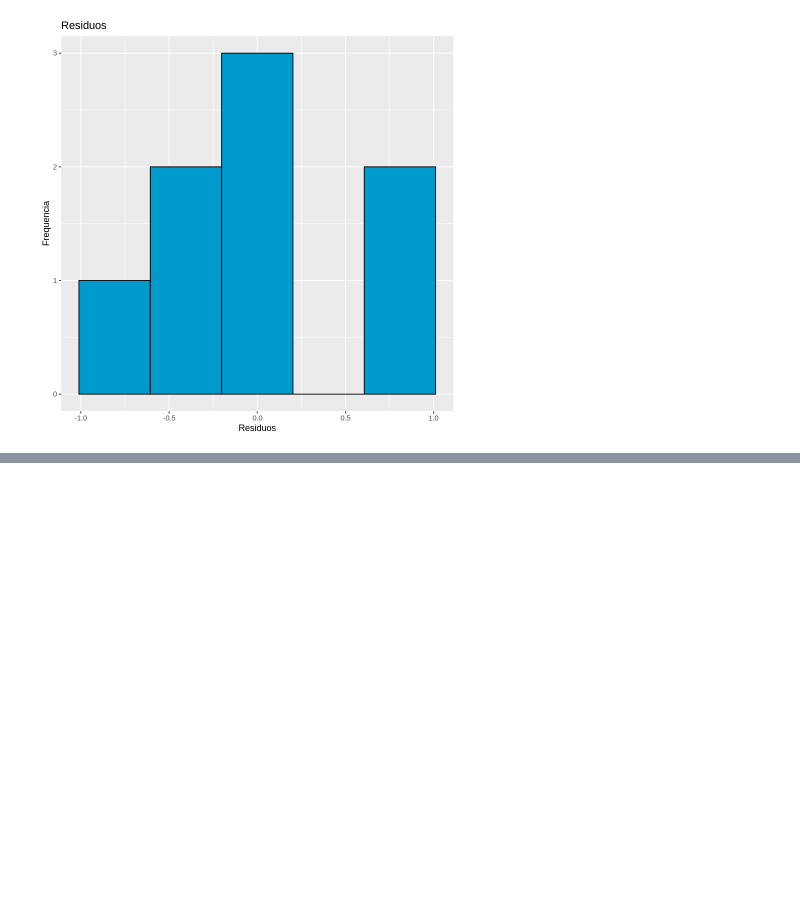
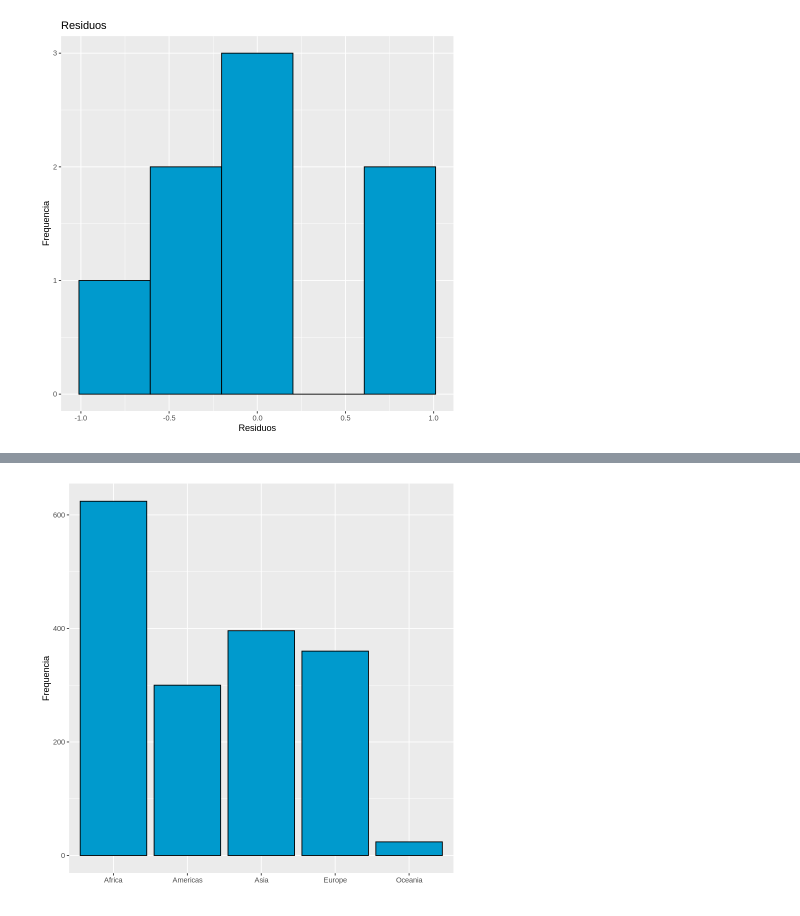
Before and after one commit to BrunaKrasotaMatos/An-liseEstat-stica, a Jupyter notebook: Trilha4/Trilha4.ipynb, the cells around one changed output, grey strips where cells are left out. Saved outputs shown, nothing was run; the diff lists cells and outputs as text; code cells hidden in the pictures; blank space fills up the shorter version.

```diff
--- a/Trilha4/Trilha4.ipynb
+++ b/Trilha4/Trilha4.ipynb
@@ -235,3 +294,13 @@ A data.frame: 5 × 2
 | 3 | Asia | 0.23239437 |
 | 4 | Europe | 0.21126761 |
 | 5 | Oceania | 0.01408451 |
+# %%
+# Grafico de barras frequencia absoluta
+
+ggplot(data=pib_gap) +
+  geom_bar(
+    aes(x = continente),fill = "deepskyblue3", color = "black") +
+    labs(y = "Frequencia",
+         x = "")
+# %% [output]
+[figure, added]
```
Also changed, not shown: parts of 5 cells of this notebook.
